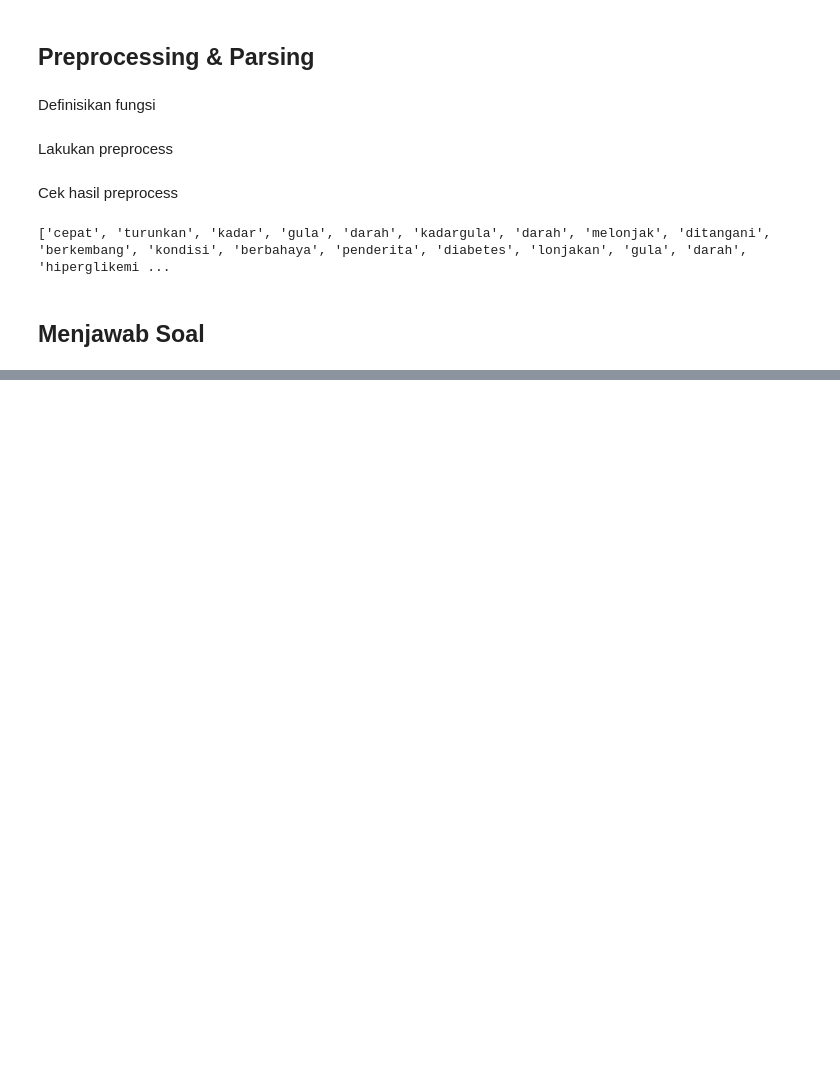
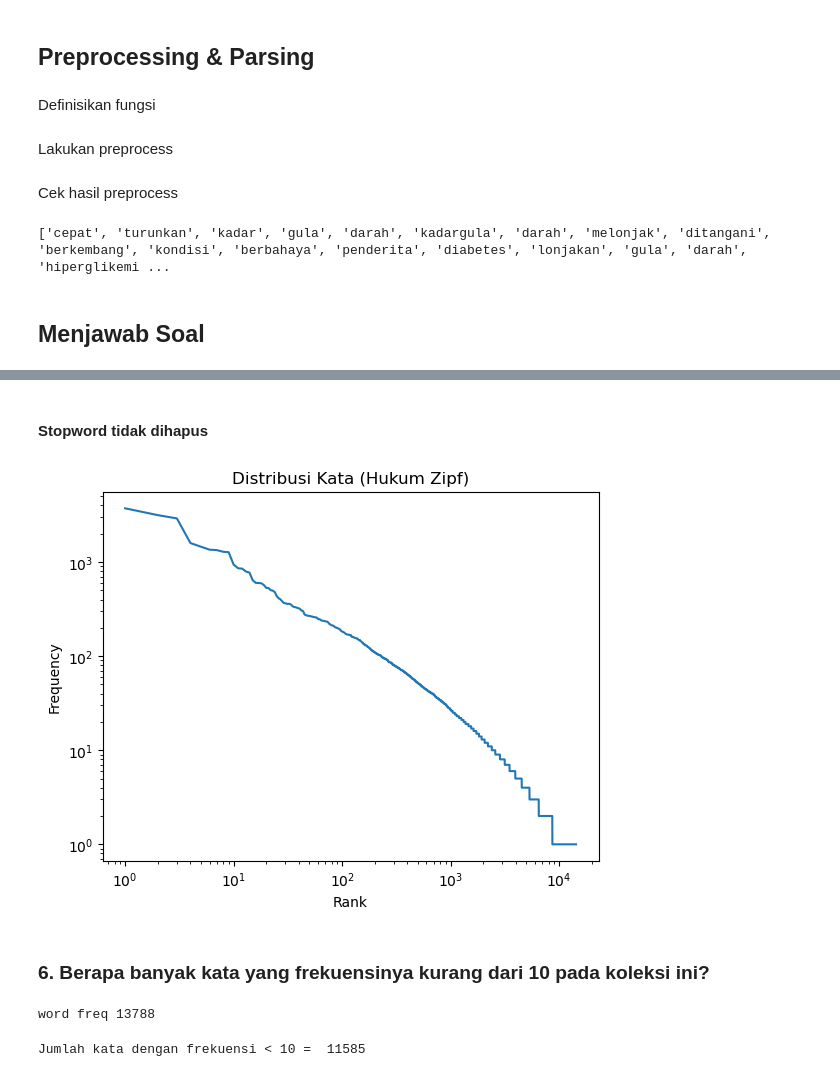
Before and after one commit to dwicahyamaulani/pipt-text-mining-project, a Jupyter notebook: src/tugas2/notebook-tugas2.ipynb, the cells around one changed output, grey strips where cells are left out. Saved outputs shown, nothing was run; the diff lists cells and outputs as text; code cells hidden in the pictures; blank space fills up the shorter version.

```diff
--- a/src/tugas2/notebook-tugas2.ipynb
+++ b/src/tugas2/notebook-tugas2.ipynb
@@ -84,0 +234,55 @@ print(corpus[0][:100])
+# %% [markdown]
+#### Stopword tidak dihapus
+# %%
+corpus_5 = preprocess_corpus(
+    "../../data/tugas2/corpus.txt",
+)
+# %%
+# flatten
+all_words_zipf = [word for doc in corpus_5 for word in doc]
+# %%
+# menghitung frekuensi
+from collections import Counter
+
+word_freq_zipf = Counter(all_words_zipf)
+
+# mengurutkan frekuensi
+freqs = sorted(word_freq_zipf.values(), reverse=True)
+# %%
+# buat rank atau peringkat
+ranks = range(1, len(freqs) + 1)
+# %%
+# plot zipf
+import matplotlib.pyplot as plt
+
+plt.figure()
+plt.plot(ranks, freqs)
+
+# log-log biar keliatan Zipf
+plt.xscale('log')
+plt.yscale('log')
+
+plt.xlabel("Rank")
+plt.ylabel("Frequency")
+plt.title("Distribusi Kata (Hukum Zipf)")
+
+plt.show()
+# %% [output]
+[figure, added]
+# %% [markdown]
+### **6. Berapa banyak kata yang frekuensinya kurang dari 10 pada koleksi ini?**
+# %%
+# semua frekuensi
+from collections import Counter
+
+word_freq = Counter(all_words)
+print("word freq", len(word_freq))
+# %% [output]
+word freq 13788
+# %%
+# hitung frekuensi <10
+kata_kurang_10 = [word for word, freq in word_freq.items() if freq < 10]
+
+print("Jumlah kata dengan frekuensi < 10 = ", len(kata_kurang_10))
+# %% [output]
+Jumlah kata dengan frekuensi < 10 =  11585
```
Also changed, not shown: parts of 22 cells of this notebook.
